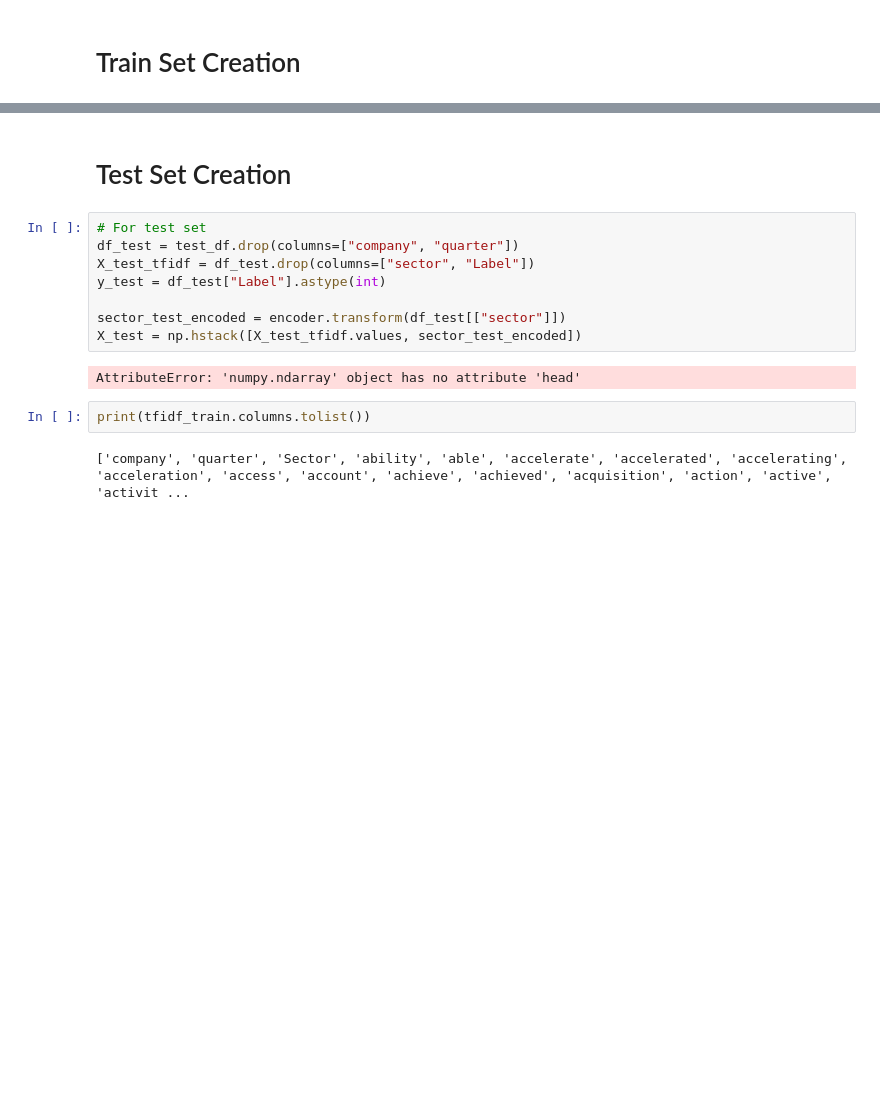
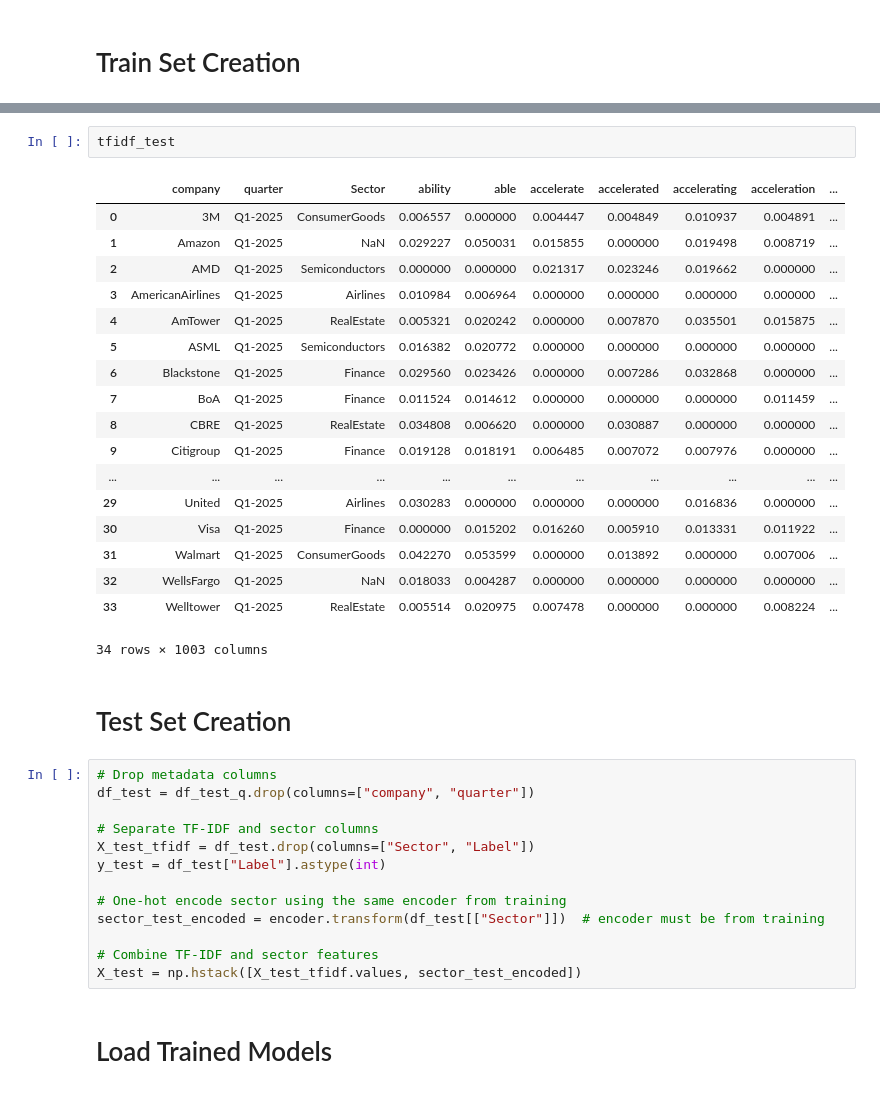
Before and after one commit to sahn1998/EarningsTranscripts-NLP, a Jupyter notebook: notebooks/Supervised/supervised_processing.ipynb, the cells around one changed output, grey strips where cells are left out. Saved outputs shown, nothing was run; the diff lists cells and outputs as text; blank space fills up the shorter version.

```diff
--- a/notebooks/Supervised/supervised_processing.ipynb
+++ b/notebooks/Supervised/supervised_processing.ipynb
@@ -215,16 +288,38 @@ for name, spec in param_grids.items():
+# %%
+tfidf_test
+# %% [output]
+|  | company | quarter | Sector | ability | able | accelerate | accelerated | accelerating | acceleration | ... |
+| 0 | 3M | Q1-2025 | ConsumerGoods | 0.006557 | 0.000000 | 0.004447 | 0.004849 | 0.010937 | 0.004891 | ... |
+| 1 | Amazon | Q1-2025 | NaN | 0.029227 | 0.050031 | 0.015855 | 0.000000 | 0.019498 | 0.008719 | ... |
+| 2 | AMD | Q1-2025 | Semiconductors | 0.000000 | 0.000000 | 0.021317 | 0.023246 | 0.019662 | 0.000000 | ... |
+| 3 | AmericanAirlines | Q1-2025 | Airlines | 0.010984 | 0.006964 | 0.000000 | 0.000000 | 0.000000 | 0.000000 | ... |
+| 4 | AmTower | Q1-2025 | RealEstate | 0.005321 | 0.020242 | 0.000000 | 0.007870 | 0.035501 | 0.015875 | ... |
+| 5 | ASML | Q1-2025 | Semiconductors | 0.016382 | 0.020772 | 0.000000 | 0.000000 | 0.000000 | 0.000000 | ... |
+| 6 | Blackstone | Q1-2025 | Finance | 0.029560 | 0.023426 | 0.000000 | 0.007286 | 0.032868 | 0.000000 | ... |
+| 7 | BoA | Q1-2025 | Finance | 0.011524 | 0.014612 | 0.000000 | 0.000000 | 0.000000 | 0.011459 | ... |
+| 8 | CBRE | Q1-2025 | RealEstate | 0.034808 | 0.006620 | 0.000000 | 0.030887 | 0.000000 | 0.000000 | ... |
+| 9 | Citigroup | Q1-2025 | Finance | 0.019128 | 0.018191 | 0.006485 | 0.007072 | 0.007976 | 0.000000 | ... |
+| ... | ... | ... | ... | ... | ... | ... | ... | ... | ... | ... |
+| 29 | United | Q1-2025 | Airlines | 0.030283 | 0.000000 | 0.000000 | 0.000000 | 0.016836 | 0.000000 | ... |
+| 30 | Visa | Q1-2025 | Finance | 0.000000 | 0.015202 | 0.016260 | 0.005910 | 0.013331 | 0.011922 | ... |
+| 31 | Walmart | Q1-2025 | ConsumerGoods | 0.042270 | 0.053599 | 0.000000 | 0.013892 | 0.000000 | 0.007006 | ... |
+| 32 | WellsFargo | Q1-2025 | NaN | 0.018033 | 0.004287 | 0.000000 | 0.000000 | 0.000000 | 0.000000 | ... |
+| 33 | Welltower | Q1-2025 | RealEstate | 0.005514 | 0.020975 | 0.007478 | 0.000000 | 0.000000 | 0.008224 | ... |
+34 rows × 1003 columns
 # %% [markdown]
 # Test Set Creation
 # %%
-# For test set
-df_test = test_df.drop(columns=["company", "quarter"])
-X_test_tfidf = df_test.drop(columns=["sector", "Label"])
+# Drop metadata columns
+df_test = df_test_q.drop(columns=["company", "quarter"])
+
+# Separate TF-IDF and sector columns
+X_test_tfidf = df_test.drop(columns=["Sector", "Label"])
 y_test = df_test["Label"].astype(int)
 
-sector_test_encoded = encoder.transform(df_test[["sector"]])
+# One-hot encode sector using the same encoder from training
+sector_test_encoded = encoder.transform(df_test[["Sector"]])  # encoder must be from training
+
+# Combine TF-IDF and sector features
 X_test = np.hstack([X_test_tfidf.values, sector_test_encoded])
-# %% [output]
-AttributeError: 'numpy.ndarray' object has no attribute 'head'
-# %%
-print(tfidf_train.columns.tolist())
-# %% [output]
-['company', 'quarter', 'Sector', 'ability', 'able', 'accelerate', 'accelerated', 'accelerating', 'acceleration', 'access', 'account', 'achieve', 'achieved', 'acquisition', 'action', 'active', 'activit ...
+# %% [markdown]
+# Load Trained Models
```
Also changed, not shown: parts of 13 cells of this notebook, 6 other files.
